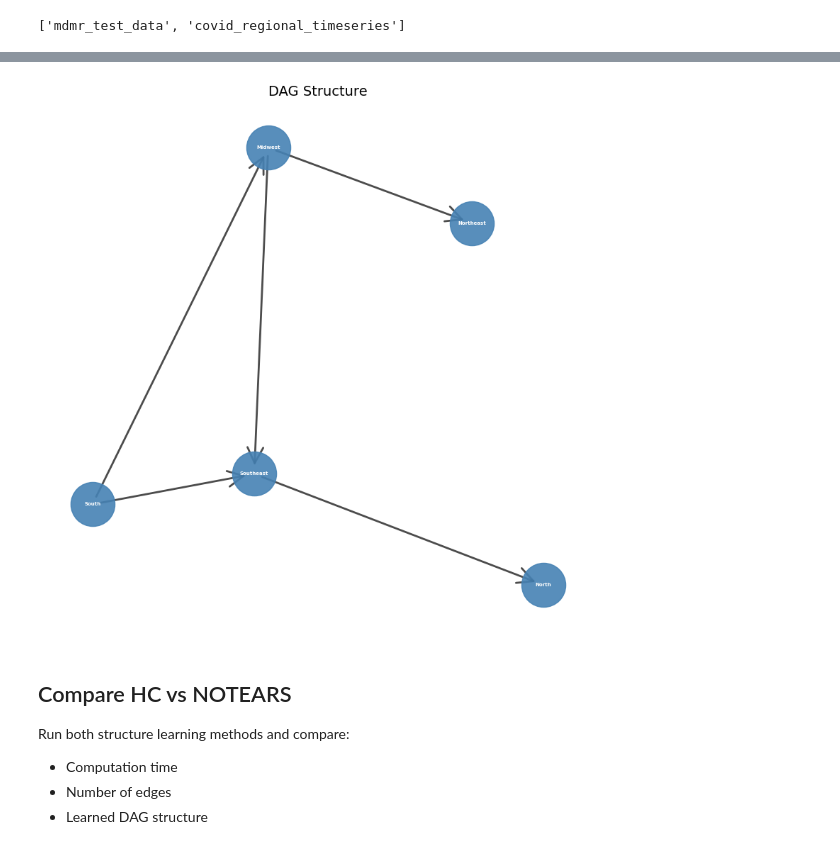
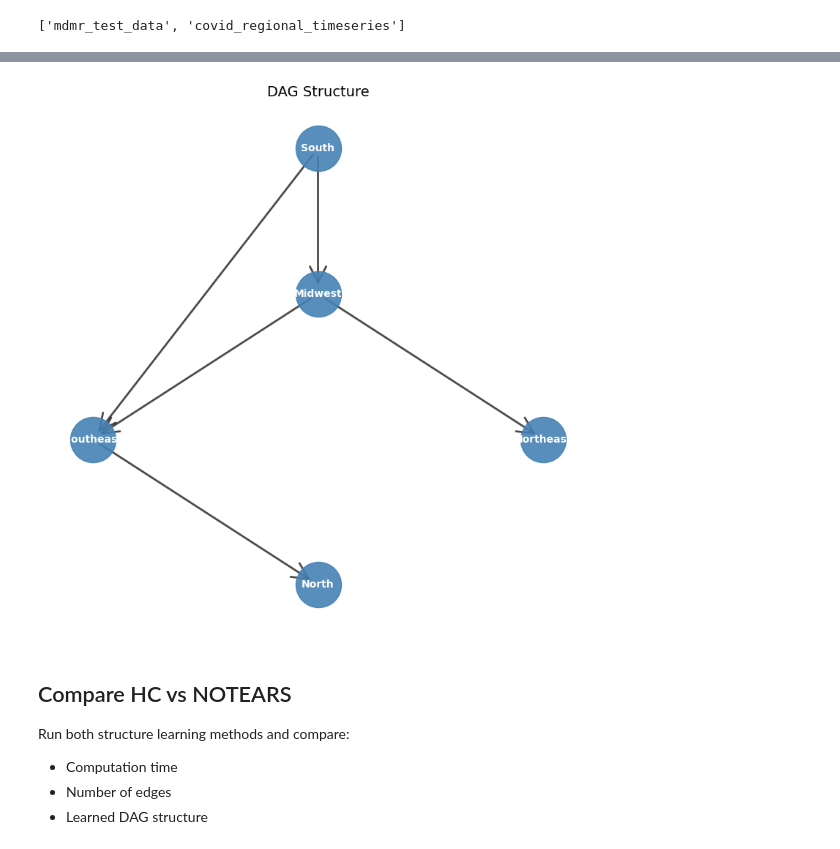
Before and after one commit to maods2/mdmp, a Jupyter notebook: notebooks/02-mdmp.ipynb, the cells around one changed output, grey strips where cells are left out. Cells and saved outputs as stored; diff of their text form; code cells hidden in the pictures.

```diff
--- a/notebooks/02-mdmp.ipynb
+++ b/notebooks/02-mdmp.ipynb
@@ -27,8 +27,8 @@ MDM processing completed in 41.89 seconds
 # %%
 # Plot the learned DAG
-plot_dag(model, plot_type="graph", layout_seed=5);
+plot_dag(model, plot_type="graph");
 # %% [output]
-[figure, old version]
+[figure, new version]
 # %% [markdown]
 ## Compare HC vs NOTEARS
 
```
Also changed, not shown: parts of 6 cells of this notebook, 26 other files.
